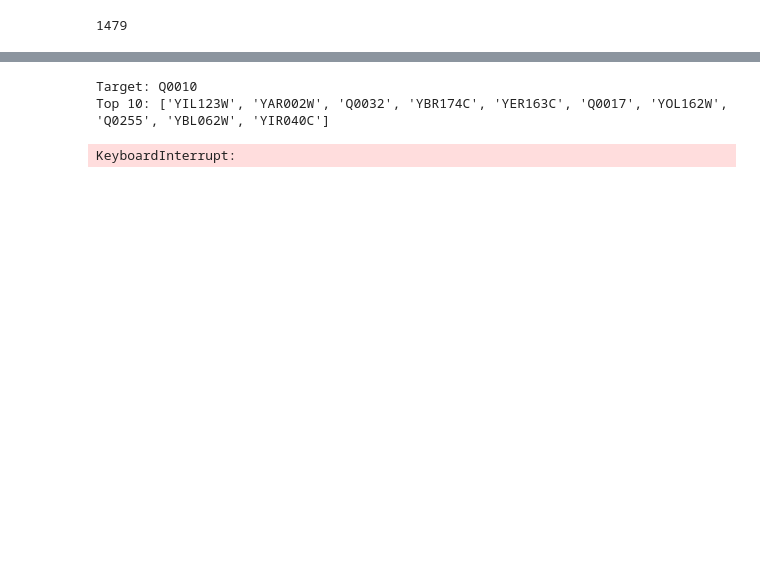
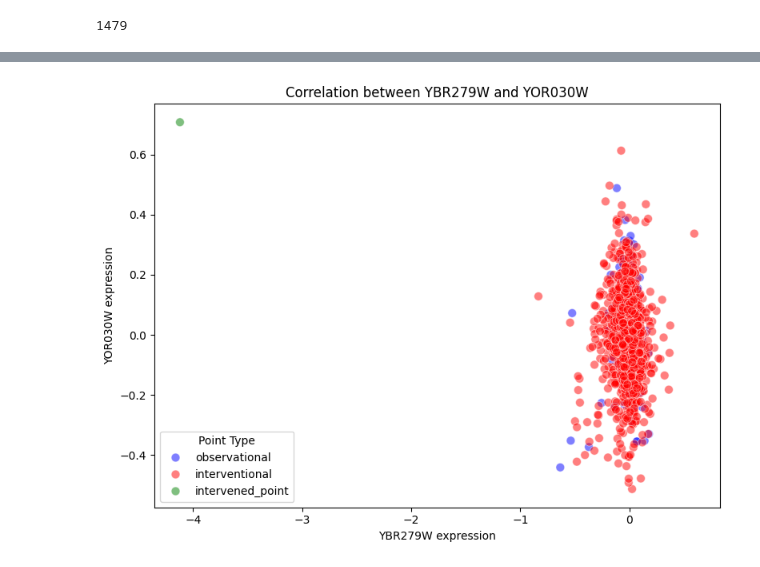
Before and after one commit to bonkh/ICM-replication, a Jupyter notebook: Experiment2/test.ipynb, the cells around one changed output, grey strips where cells are left out. Cells and saved outputs as stored; diff of their text form; code cells hidden in the pictures; blank space fills up the shorter version.

```diff
--- a/Experiment2/test.ipynb
+++ b/Experiment2/test.ipynb
@@ -207 +164,44 @@ Số gene2 có nguyên nhân chưa bị can thiệp: 0
+# %%
+def plot_gene_relationship(target_gene, cause_gene, obs_data, int_data, int_pos_data):
+    # Find intervention index for cause gene
+    intervention_pos = int_pos_data[int_pos_data['Mutant'] == cause_gene].index
+    intervened_index = intervention_pos[0] if not intervention_pos.empty else None
+
+    # Extract relevant columns
+    obs_pair = obs_data[[cause_gene, target_gene]].copy()
+    int_pair = int_data[[cause_gene, target_gene]].copy()
+
+    # Label point types
+    obs_pair['point_type'] = 'observational'
+    int_pair['point_type'] = 'interventional'
+
+    # Mark the specific intervened point
+    if intervened_index is not None and intervened_index in int_pair.index:
+        int_pair.loc[intervened_index, 'point_type'] = 'intervened_point'
+
+    # Combine data
+    combined_df = pd.concat([obs_pair, int_pair], ignore_index=True)
+
+    # Plotting
+    plt.figure(figsize=(8, 6))
+    sns.scatterplot(
+        data=combined_df,
+        x=cause_gene,
+        y=target_gene,
+        hue='point_type',
+        palette={
+            'observational': 'blue',
+            'interventional': 'red',
+            'intervened_point': 'green'
+        },
+        alpha=0.5,
+        s=60
+    )
+
+    plt.title(f'Correlation between {cause_gene} and {target_gene}')
+    plt.xlabel(f'{cause_gene} expression')
+    plt.ylabel(f'{target_gene} expression')
+    plt.legend(title='Point Type')
+    plt.tight_layout()
+    plt.show()
 # %%
@@ -453,7 +213,0 @@ def get_task_data_and_top10(i, obs_data, int_data, gene_names):
-# %%
-result = get_task_data_and_top10(0, obs_data, int_data, gene_names)
-print("Target:", result["target_gene"])
-print("Top 10:", result["top10_genes"])
-# %% [output]
-Target: Q0010
-Top 10: ['YIL123W', 'YAR002W', 'Q0032', 'YBR174C', 'YER163C', 'Q0017', 'YOL162W', 'Q0255', 'YBL062W', 'YIR040C']
@@ -467,12 +214,4 @@ def get_intervened_genes(top10_genes, int_data):
-# %%
-top10_predictors_dict = {}
-
-for i in range(len(gene_names)):
-    try:
-        print(i)
-        result = get_task_data_and_top10(i, obs_data, int_data, gene_names)
-        top10_predictors_dict[result["target_gene"]] = result["top10_genes"]
-    except Exception as e:
-        print(f"Error at index {i} ({gene_names[i]}): {e}")
-# %% [output]
-KeyboardInterrupt:
+# %%
+plot_gene_relationship('YOR030W', 'YBR279W', obs_data, int_data, int_pos_data)
+# %% [output]
+[figure, added]
```
Also changed, not shown: parts of 16 cells of this notebook, 4 other files.
